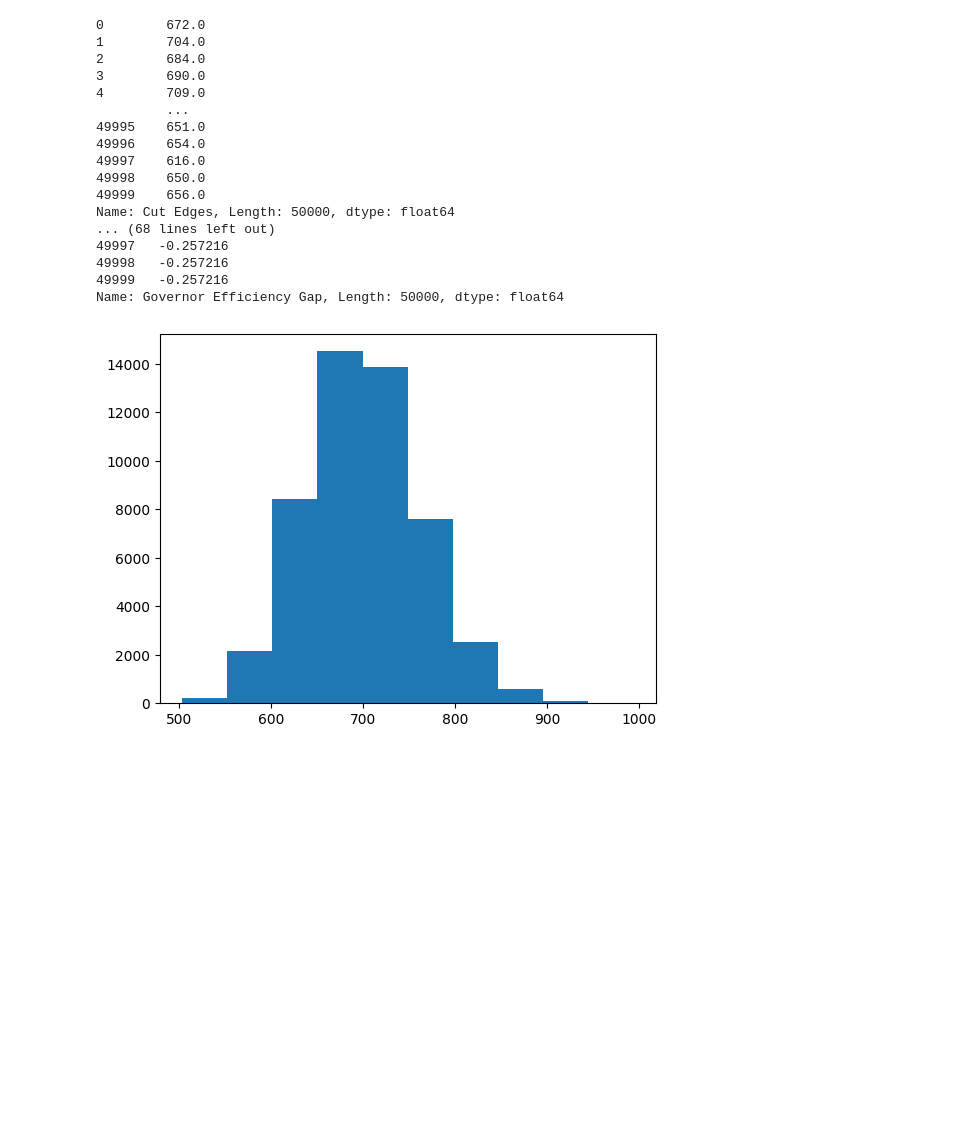
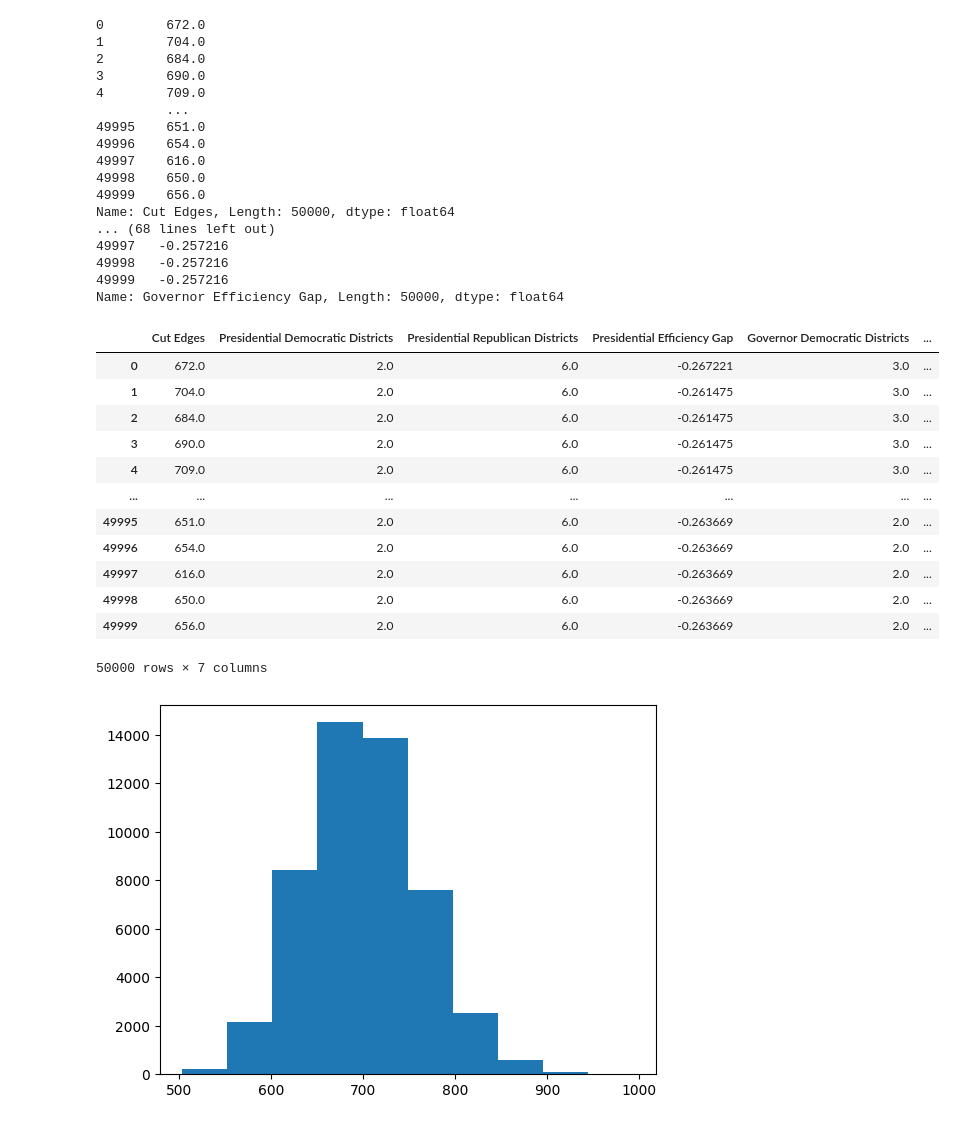
Before and after one commit to willystout/cs464_final_project, a Jupyter notebook: markov_chain_50000.ipynb, the cells around one changed output. Saved outputs shown, nothing was run; the diff lists cells and outputs as text; code cells hidden in the pictures; blank space fills up the shorter version.

```diff
--- a/markov_chain_50000.ipynb
+++ b/markov_chain_50000.ipynb
@@ -125,6 +125,22 @@ Name: Cut Edges, Length: 50000, dtype: float64
 49998   -0.257216
 49999   -0.257216
 Name: Governor Efficiency Gap, Length: 50000, dtype: float64
+# %%
+final_df
+# %% [output]
+|  | Cut Edges | Presidential Democratic Districts | Presidential Republican Districts | Presidential Efficiency Gap | Governor Democratic Districts | ... |
+| 0 | 672.0 | 2.0 | 6.0 | -0.267221 | 3.0 | ... |
+| 1 | 704.0 | 2.0 | 6.0 | -0.261475 | 3.0 | ... |
+| 2 | 684.0 | 2.0 | 6.0 | -0.261475 | 3.0 | ... |
+| 3 | 690.0 | 2.0 | 6.0 | -0.261475 | 3.0 | ... |
+| 4 | 709.0 | 2.0 | 6.0 | -0.261475 | 3.0 | ... |
+| ... | ... | ... | ... | ... | ... | ... |
+| 49995 | 651.0 | 2.0 | 6.0 | -0.263669 | 2.0 | ... |
+| 49996 | 654.0 | 2.0 | 6.0 | -0.263669 | 2.0 | ... |
+| 49997 | 616.0 | 2.0 | 6.0 | -0.263669 | 2.0 | ... |
+| 49998 | 650.0 | 2.0 | 6.0 | -0.263669 | 2.0 | ... |
+| 49999 | 656.0 | 2.0 | 6.0 | -0.263669 | 2.0 | ... |
+50000 rows × 7 columns
 # %%
 plt.figure()
 plt.hist(final_df["Cut Edges"], align = 'left')
```
Also changed, not shown: parts of 3 cells of this notebook, 5 other files.
